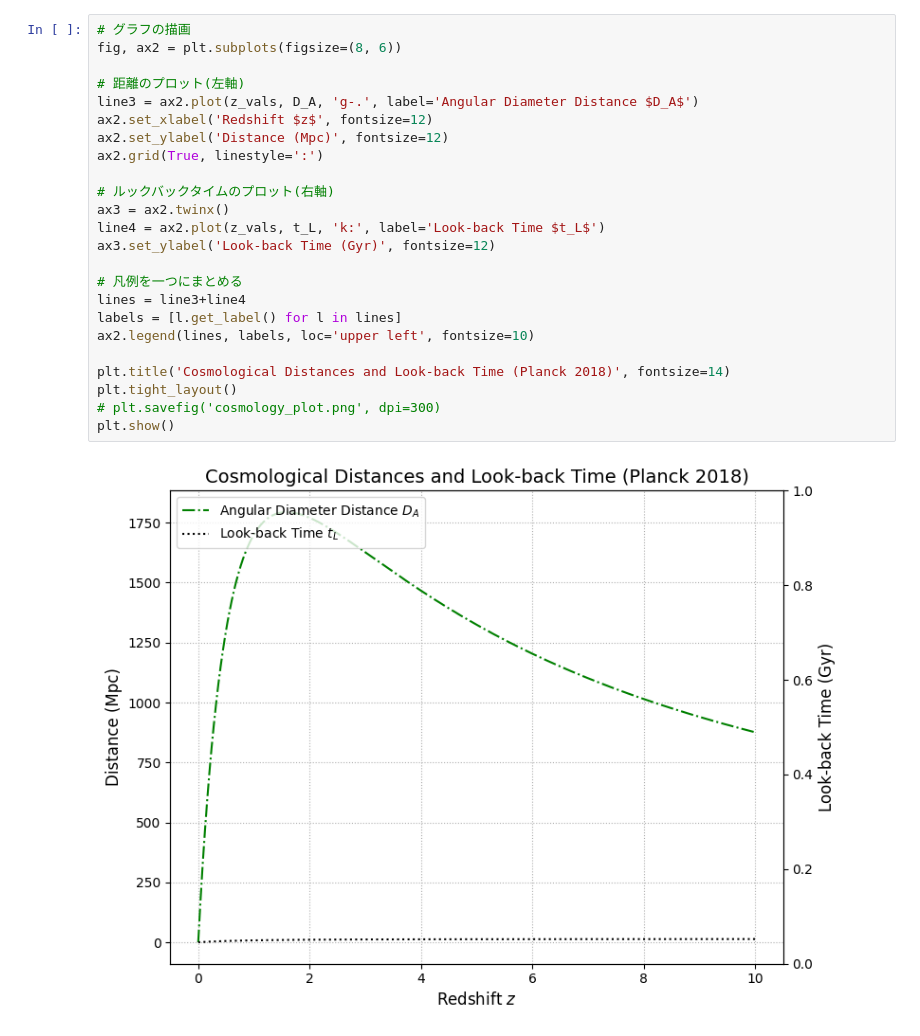
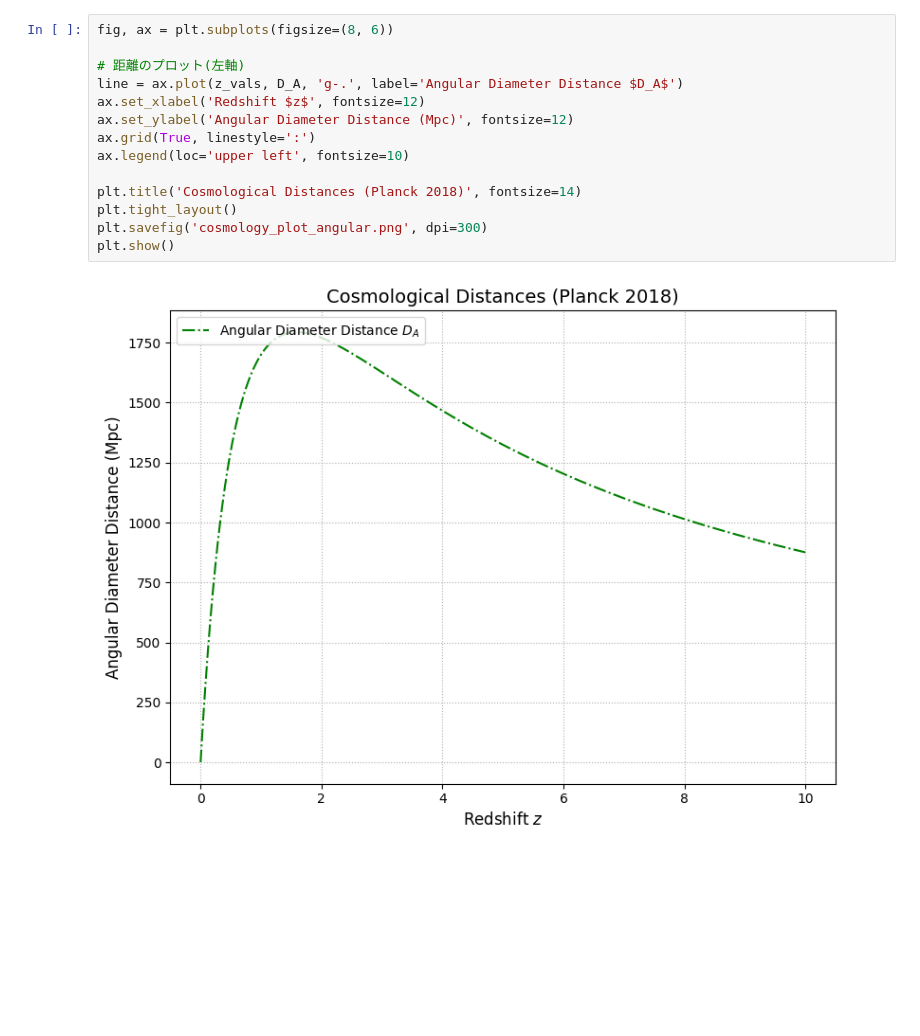
Before and after one commit to Taisei0607/graduate_school_class, a Jupyter notebook: kanda_graph.ipynb, the cells around one changed output. Drawn from its saved outputs; the diff is of its cells as text; blank space fills up the shorter version.

```diff
--- a/kanda_graph.ipynb
+++ b/kanda_graph.ipynb
@@ -69,27 +70,17 @@ plt.show()
 [figure]
 # %%
-# グラフの描画
-fig, ax2 = plt.subplots(figsize=(8, 6))
+fig, ax = plt.subplots(figsize=(8, 6))
 
 # 距離のプロット(左軸)
-line3 = ax2.plot(z_vals, D_A, 'g-.', label='Angular Diameter Distance $D_A$')
-ax2.set_xlabel('Redshift $z$', fontsize=12)
-ax2.set_ylabel('Distance (Mpc)', fontsize=12)
-ax2.grid(True, linestyle=':')
+line = ax.plot(z_vals, D_A, 'g-.', label='Angular Diameter Distance $D_A$')
+ax.set_xlabel('Redshift $z$', fontsize=12)
+ax.set_ylabel('Angular Diameter Distance (Mpc)', fontsize=12)
+ax.grid(True, linestyle=':')
+ax.legend(loc='upper left', fontsize=10)
 
-# ルックバックタイムのプロット(右軸)
-ax3 = ax2.twinx()
-line4 = ax2.plot(z_vals, t_L, 'k:', label='Look-back Time $t_L$')
-ax3.set_ylabel('Look-back Time (Gyr)', fontsize=12)
-
-# 凡例を一つにまとめる
-lines = line3+line4
-labels = [l.get_label() for l in lines]
-ax2.legend(lines, labels, loc='upper left', fontsize=10)
-
-plt.title('Cosmological Distances and Look-back Time (Planck 2018)', fontsize=14)
+plt.title('Cosmological Distances (Planck 2018)', fontsize=14)
 plt.tight_layout()
-# plt.savefig('cosmology_plot.png', dpi=300)
+plt.savefig('cosmology_plot_angular.png', dpi=300)
 plt.show()
 # %% [output]
-[figure, old version]
+[figure, new version]
```
Also changed, not shown: parts of 1 cell of this notebook, 25 other files.
